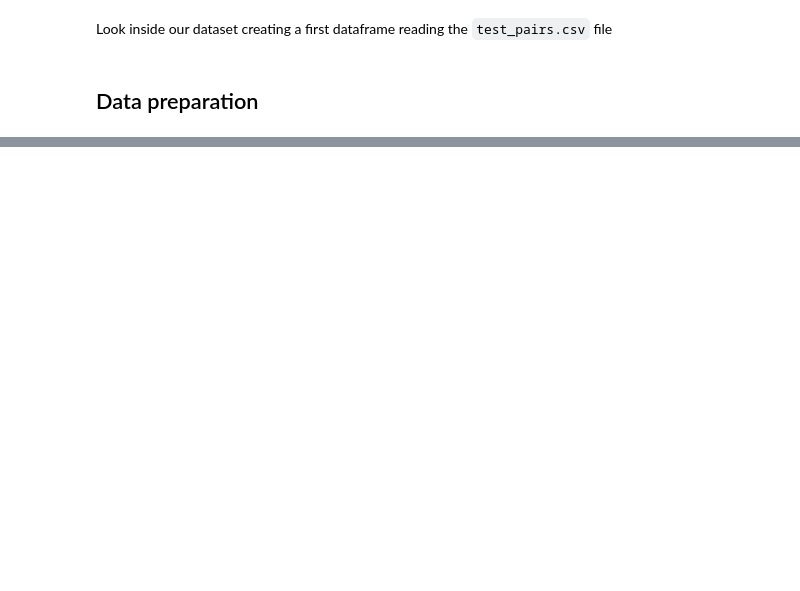
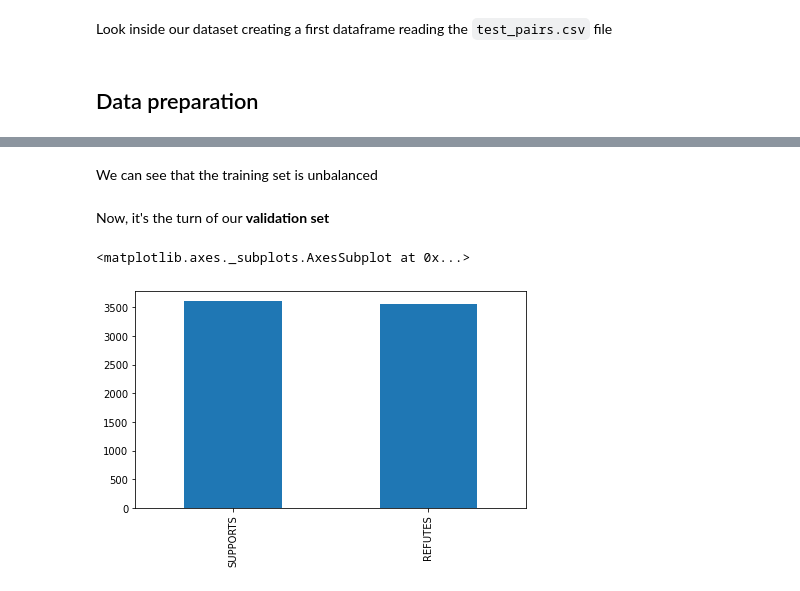
Before and after one commit to sustaz/Natural-Language-Processing-Unibo-Assignements-and-Project, a Jupyter notebook: Assignments/Assignment_2/Assignment_2.ipynb, the cells around one changed output, grey strips where cells are left out. Saved outputs shown, nothing was run; the diff lists cells and outputs as text; code cells hidden in the pictures; blank space fills up the shorter version.

```diff
--- a/Assignments/Assignment_2/Assignment_2.ipynb
+++ b/Assignments/Assignment_2/Assignment_2.ipynb
@@ -181,0 +215,15 @@ df.Claim_Evidence[50]
+# %% [markdown]
+We can see that the training set is unbalanced
+# %% [markdown]
+Now, it's the turn of our **validation set**
+# %%
+#Plotting the quantity of the classes on the validation set
+fig_size = plt.rcParams["figure.figsize"]
+fig_size[0] = 7
+fig_size[1] = 4
+plt.rcParams["figure.figsize"] = fig_size
+
+df_val["Label"].value_counts().plot.bar()
+# %% [output]
+<matplotlib.axes._subplots.AxesSubplot at 0x...>
+[figure, added]
```
Also changed, not shown: parts of 152 cells of this notebook, 1 other file.
